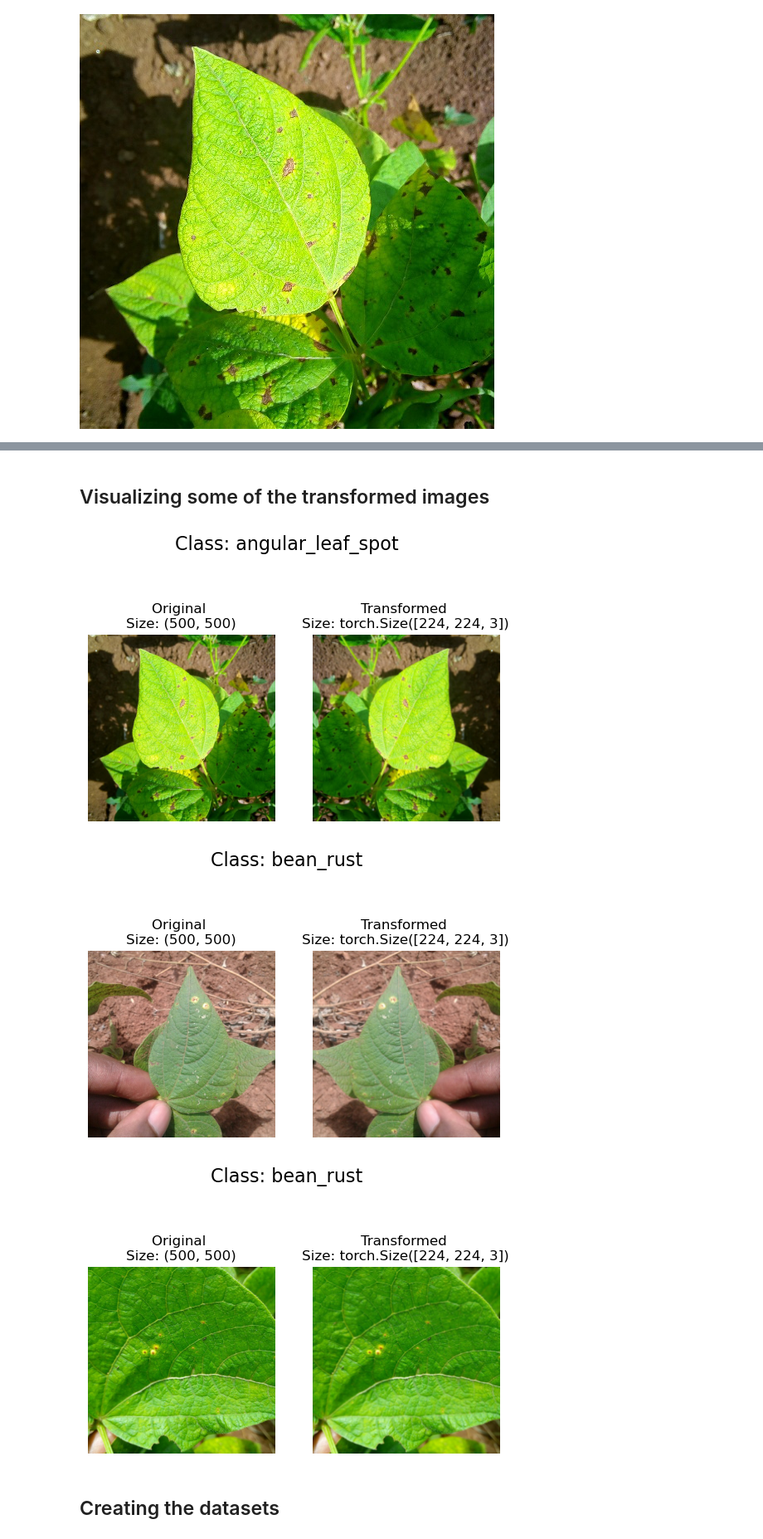
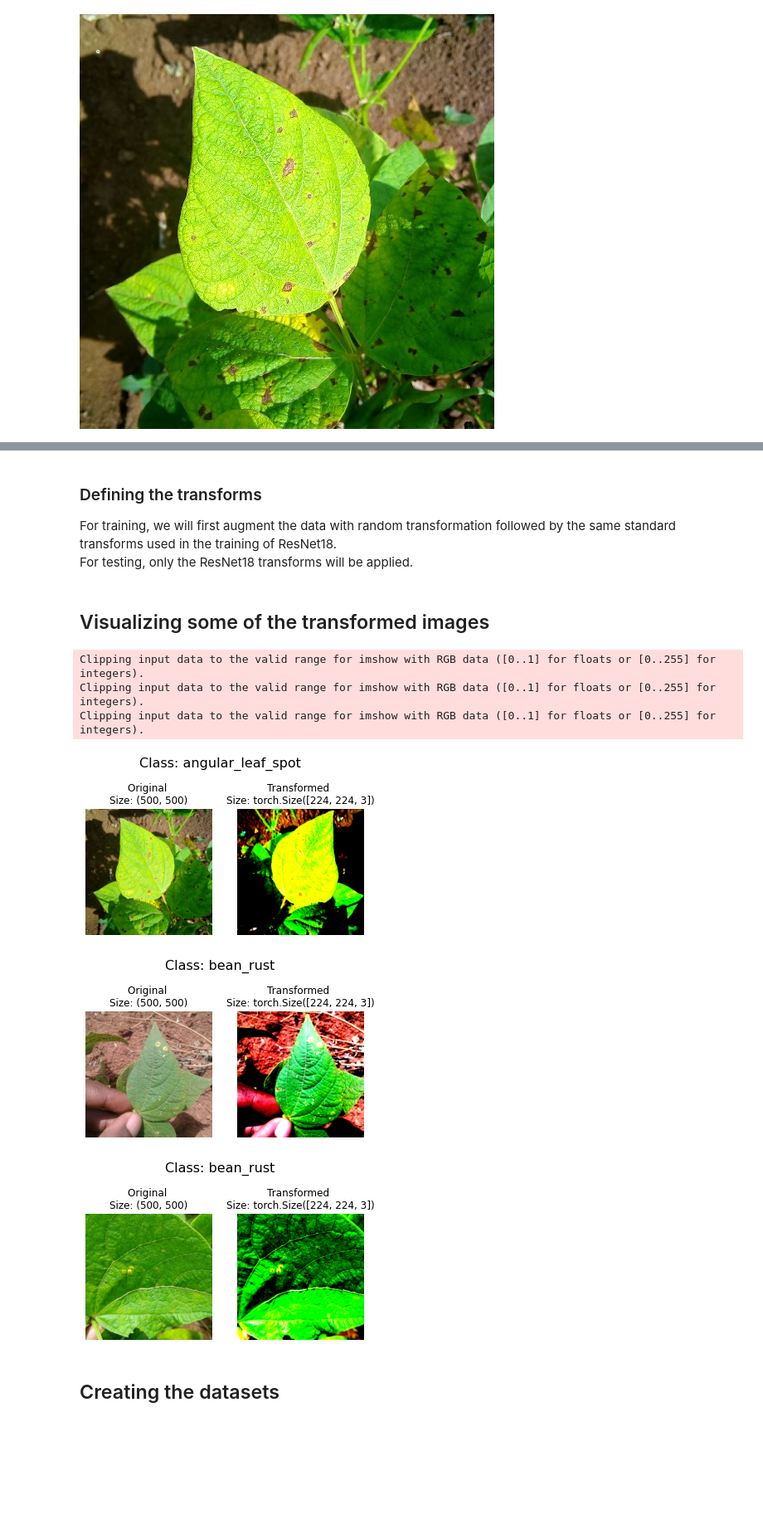
Before and after one commit to sandersen007/ENSF645_FinalProject, a Jupyter notebook: ENSF645_FinalProject.ipynb, the cells around one changed output, grey strips where cells are left out. Shown at 83% size. Drawn from its saved outputs; the diff is of its cells as text; code cells hidden in the pictures; blank space fills up the shorter version.

Commit message:
Updated notebook and first run

```diff
--- a/ENSF645_FinalProject.ipynb
+++ b/ENSF645_FinalProject.ipynb
@@ -162,3 +150,12 @@ data_transform = transforms.Compose([
+# %% [markdown]
+### Defining the transforms
+
+For training, we will first augment the data with random transformation followed by the same standard transforms used in the training of ResNet18.
+For testing, only the ResNet18 transforms will be applied.
+# %%
+torchvision_transform = torch.nn.Sequential(transforms.RandomHorizontalFlip(), transforms.RandomVerticalFlip(),pretrained_weights.transforms())
+
+torchvision_transform_test = pretrained_weights.transforms()
 # %% [markdown]
 ## Visualizing some of the transformed images
 # %%
@@ -169,37 +166,40 @@ def plot_transformed_images(image_paths, transform, n=3, seed=42):
     with transform and plot them side by side.
 
     Args:
         image_paths (list): List of target image paths.
         transform (PyTorch Transforms): Transforms to apply to images.
         n (int, optional): Number of images to plot. Defaults to 3.
         seed (int, optional): Random seed for the random generator. Defaults to 42.
     """
     random.seed(seed)
     random_image_paths = random.sample(image_paths, k=n)
     for image_path in random_image_paths:
         with Image.open(image_path) as f:
             fig, ax = plt.subplots(1, 2)
             ax[0].imshow(f)
             ax[0].set_title(f"Original \nSize: {f.size}")
             ax[0].axis("off")
 
             # Transform and plot image
             # Note: permute() will change shape of image to suit matplotlib
             # (PyTorch default is [C, H, W] but Matplotlib is [H, W, C])
             transformed_image = transform(f).permute(1, 2, 0)
             ax[1].imshow(transformed_image)
             ax[1].set_title(f"Transformed \nSize: {transformed_image.shape}")
             ax[1].axis("off")
 
             fig.suptitle(f"Class: {image_path.parent.stem}", fontsize=16)
 
 plot_transformed_images(image_path_list,
-                        transform=data_transform,
+                        transform=torchvision_transform,
                         n=3)
 # %% [output]
+Clipping input data to the valid range for imshow with RGB data ([0..1] for floats or [0..255] for integers).
+Clipping input data to the valid range for imshow with RGB data ([0..1] for floats or [0..255] for integers).
+Clipping input data to the valid range for imshow with RGB data ([0..1] for floats or [0..255] for integers).
-[figure, old version]
+[figure, new version]
-[figure, old version]
+[figure, new version]
-[figure, old version]
+[figure, new version]
 # %% [markdown]
 ## Creating the datasets
 # %%
```
Also changed, not shown: parts of 28 cells of this notebook.
